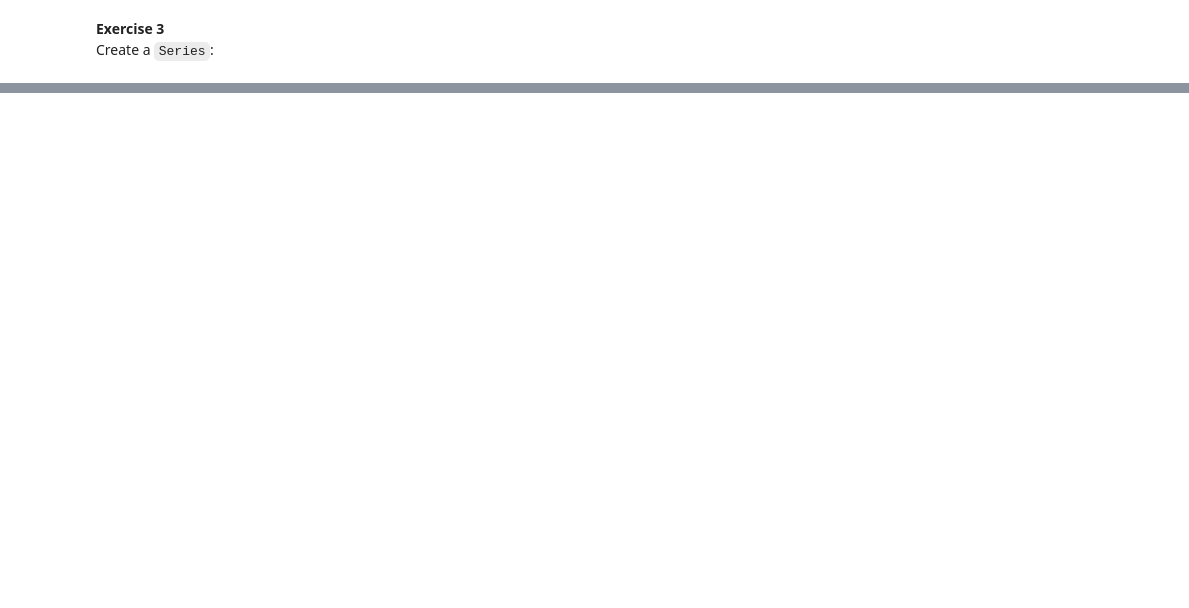
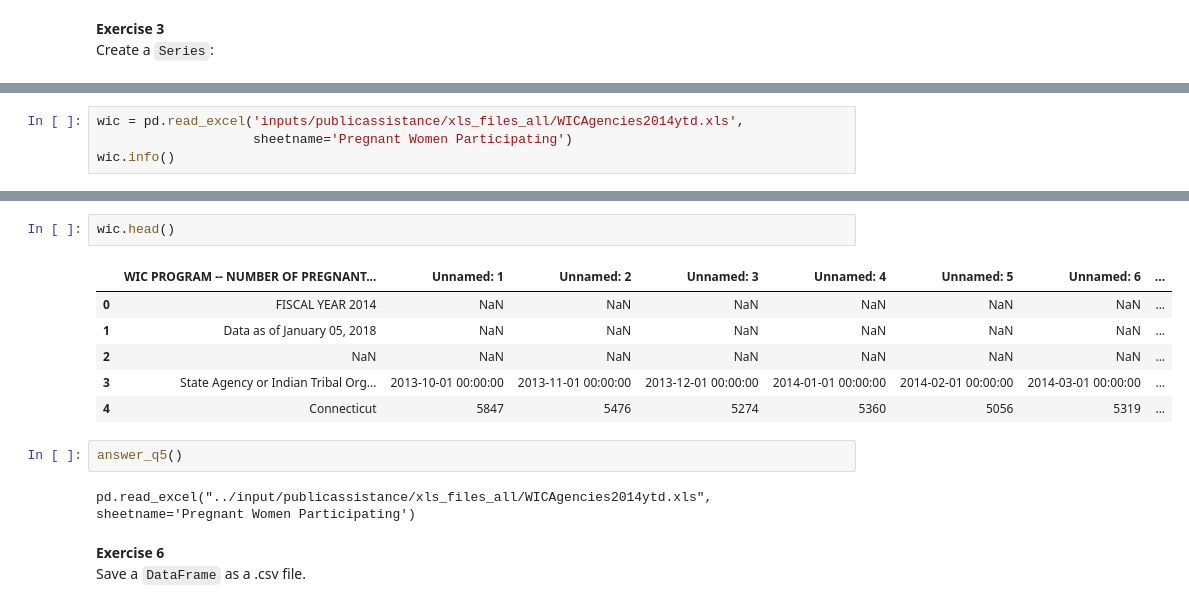
Before and after one commit to bgroveben/python3_machine_learning_projects, a Jupyter notebook: learn_kaggle/pandas/creating_reading_writing_workbook.ipynb, the cells around one changed output, grey strips where cells are left out. Drawn from its saved outputs; the diff is of its cells as text; blank space fills up the shorter version.

```diff
--- a/learn_kaggle/pandas/creating_reading_writing_workbook.ipynb
+++ b/learn_kaggle/pandas/creating_reading_writing_workbook.ipynb
@@ -61,0 +198,4 @@ Create a `Series`:
+# %%
+wic = pd.read_excel('inputs/publicassistance/xls_files_all/WICAgencies2014ytd.xls',
+                    sheetname='Pregnant Women Participating')
+wic.info()
@@ -61,0 +222,17 @@ Create a `Series`:
+# %%
+wic.head()
+# %% [output]
+|  | WIC PROGRAM -- NUMBER OF PREGNANT... | Unnamed: 1 | Unnamed: 2 | Unnamed: 3 | Unnamed: 4 | Unnamed: 5 | Unnamed: 6 | ... |
+| 0 | FISCAL YEAR 2014 | NaN | NaN | NaN | NaN | NaN | NaN | ... |
+| 1 | Data as of January 05, 2018 | NaN | NaN | NaN | NaN | NaN | NaN | ... |
+| 2 | NaN | NaN | NaN | NaN | NaN | NaN | NaN | ... |
+| 3 | State Agency or Indian Tribal Org... | 2013-10-01 00:00:00 | 2013-11-01 00:00:00 | 2013-12-01 00:00:00 | 2014-01-01 00:00:00 | 2014-02-01 00:00:00 | 2014-03-01 00:00:00 | ... |
+| 4 | Connecticut | 5847 | 5476 | 5274 | 5360 | 5056 | 5319 | ... |
+# %%
+answer_q5()
+# %% [output]
+pd.read_excel("../input/publicassistance/xls_files_all/WICAgencies2014ytd.xls",
+sheetname='Pregnant Women Participating')
+# %% [markdown]
+**Exercise 6**
+Save a `DataFrame` as a .csv file.
```
Also changed, not shown: parts of 15 cells of this notebook.
